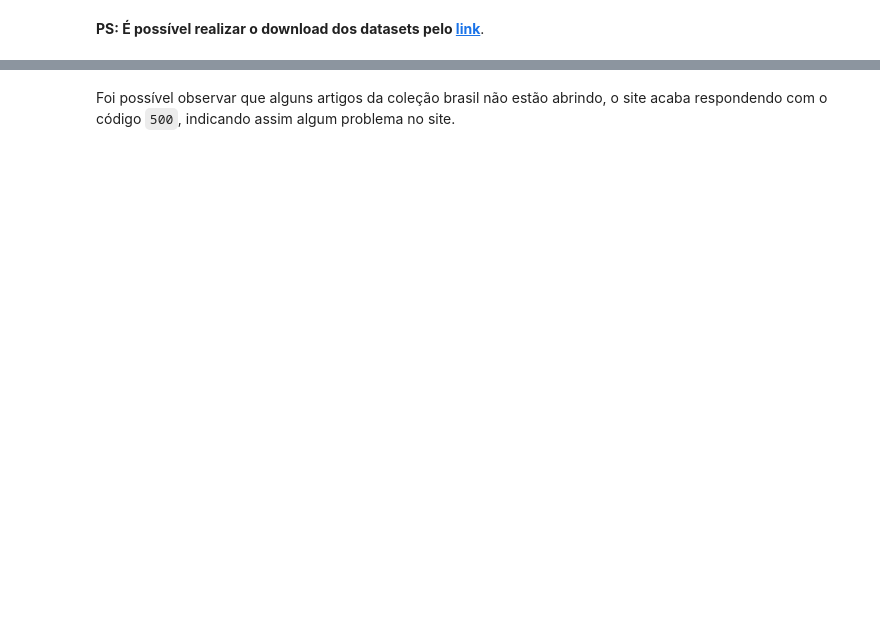
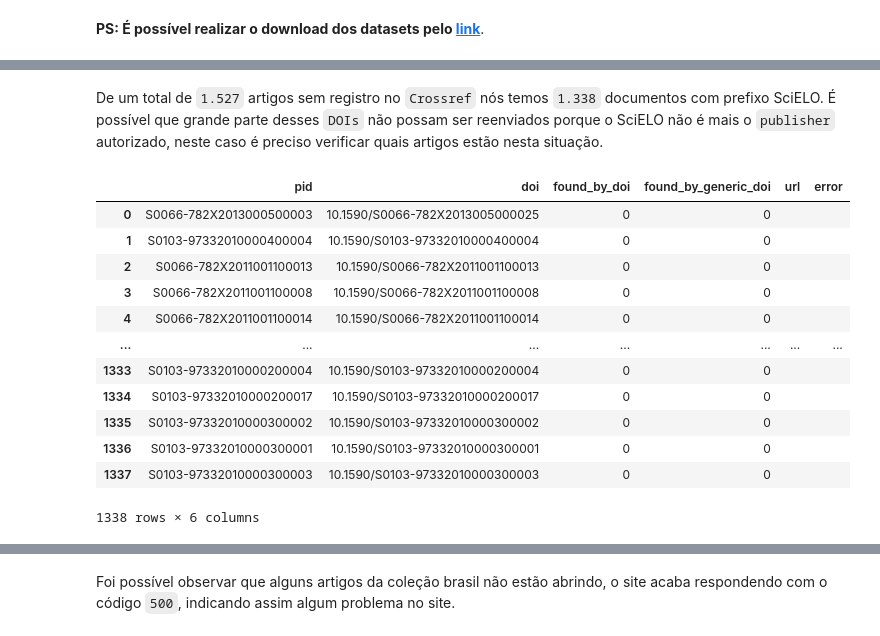
Before and after one commit to joffilyfe/scielo-experiments, a Jupyter notebook: notebook-analise-checagem-de-doi-scl.ipynb, the cells around one changed output, grey strips where cells are left out. Drawn from its saved outputs; the diff is of its cells as text; code cells hidden in the pictures; blank space fills up the shorter version.

```diff
--- a/notebook-analise-checagem-de-doi-scl.ipynb
+++ b/notebook-analise-checagem-de-doi-scl.ipynb
@@ -177,0 +191,22 @@ A princípio vale observar alguns erros que possuem a palavra **scielo**. Estran
+# %% [markdown]
+De um total de `1.527` artigos sem registro no `Crossref` nós temos `1.338` documentos com prefixo SciELO. É possível que grande parte desses `DOIs` não possam ser reenviados porque o SciELO não é mais o `publisher` autorizado, neste caso é preciso verificar quais artigos estão nesta situação.
+# %%
+df_doi[
+    (df_doi["found_by_doi"] == 0)
+    & (df_doi["found_by_generic_doi"] == 0)
+    & (df_doi["doi"].str.contains("10.1590"))
+].reset_index(drop=True)
+# %% [output]
+|  | pid | doi | found_by_doi | found_by_generic_doi | url | error |
+| 0 | S0066-782X2013000500003 | 10.1590/S0066-782X2013005000025 | 0 | 0 |  |  |
+| 1 | S0103-97332010000400004 | 10.1590/S0103-97332010000400004 | 0 | 0 |  |  |
+| 2 | S0066-782X2011001100013 | 10.1590/S0066-782X2011001100013 | 0 | 0 |  |  |
+| 3 | S0066-782X2011001100008 | 10.1590/S0066-782X2011001100008 | 0 | 0 |  |  |
+| 4 | S0066-782X2011001100014 | 10.1590/S0066-782X2011001100014 | 0 | 0 |  |  |
+| ... | ... | ... | ... | ... | ... | ... |
+| 1333 | S0103-97332010000200004 | 10.1590/S0103-97332010000200004 | 0 | 0 |  |  |
+| 1334 | S0103-97332010000200017 | 10.1590/S0103-97332010000200017 | 0 | 0 |  |  |
+| 1335 | S0103-97332010000300002 | 10.1590/S0103-97332010000300002 | 0 | 0 |  |  |
+| 1336 | S0103-97332010000300001 | 10.1590/S0103-97332010000300001 | 0 | 0 |  |  |
+| 1337 | S0103-97332010000300003 | 10.1590/S0103-97332010000300003 | 0 | 0 |  |  |
+1338 rows × 6 columns
```
Also changed, not shown: parts of 67 cells of this notebook.
